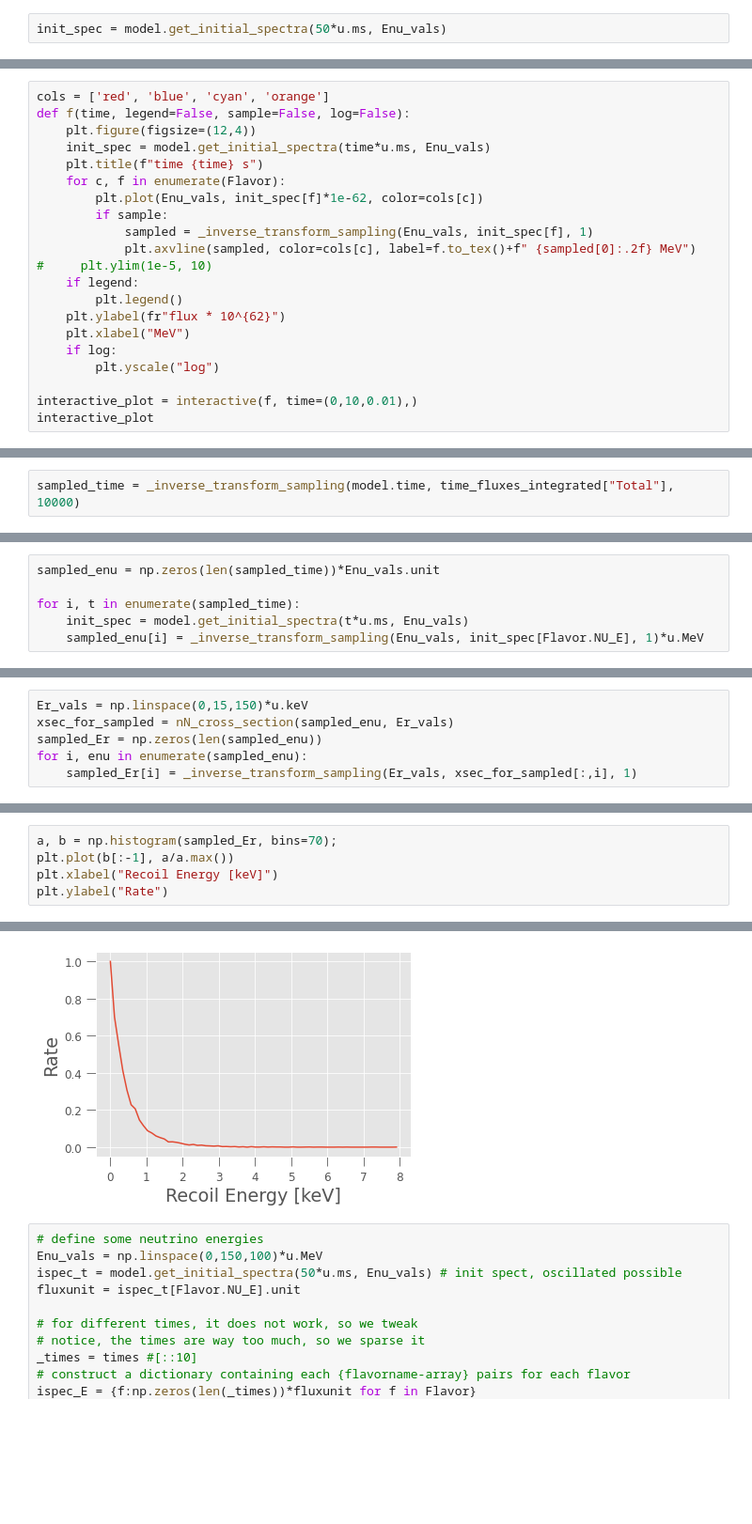
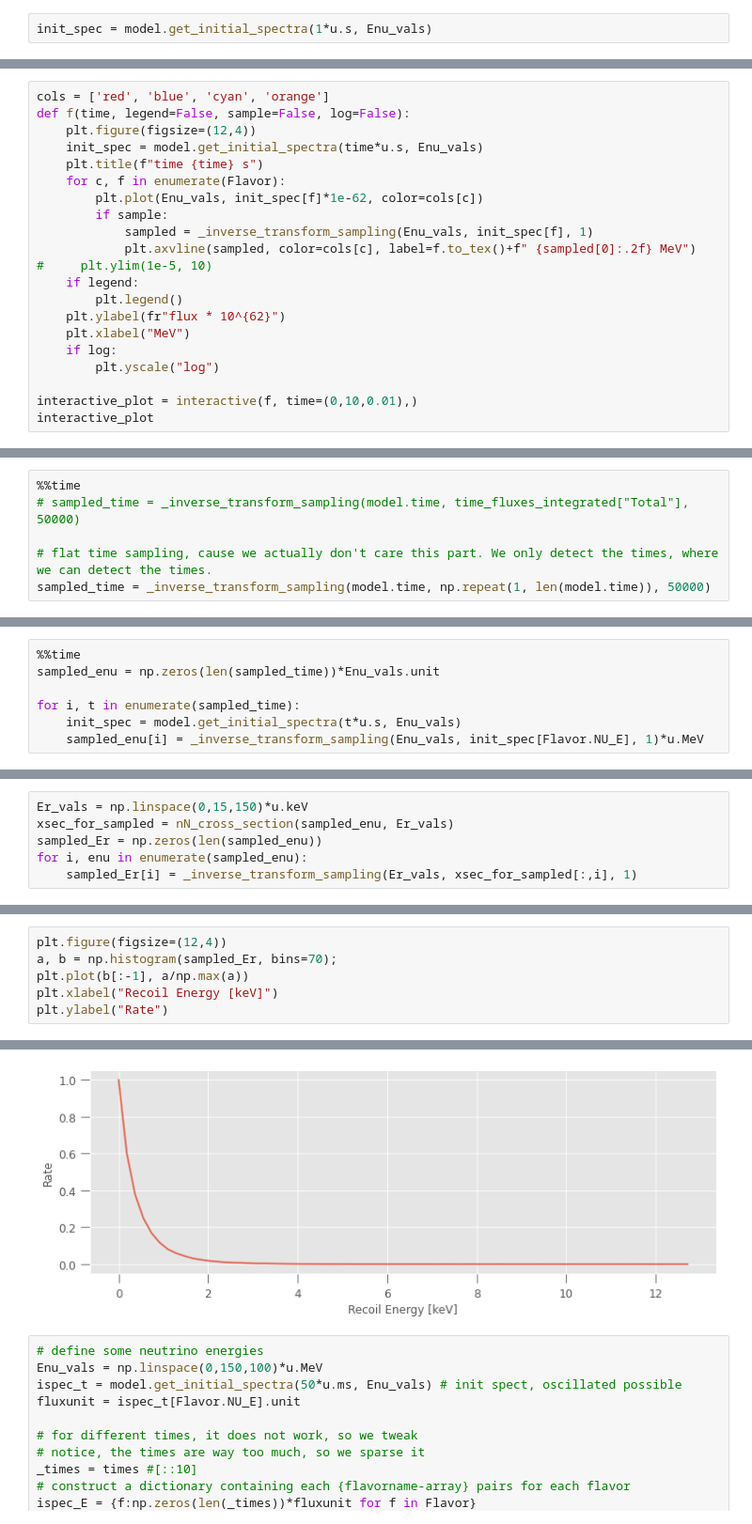
Before and after one commit to XENONnT/multimessenger, a Jupyter notebook: notebooks/SNAX2-staged_sampling.ipynb, the cells around one changed output, grey strips where cells are left out. Shown: that part at 94% size. Saved outputs shown, nothing was run; the diff lists cells and outputs as text; blank space fills up the shorter version.

```diff
--- a/notebooks/SNAX2-staged_sampling.ipynb
+++ b/notebooks/SNAX2-staged_sampling.ipynb
@@ -182,5 +185,5 @@ ax.set(ylabel=r'mean $\nu$ E [MeV]', xlabel='time [s]');
 # %%
-init_spec = model.get_initial_spectra(50*u.ms, Enu_vals)
+init_spec = model.get_initial_spectra(1*u.s, Enu_vals)
 # %%
 from scipy import interpolate
 def _inverse_transform_sampling(x_vals, y_vals, n_samples):
@@ -196,7 +199,7 @@ from ipywidgets import interact, interactive, fixed, interact_manual
 cols = ['red', 'blue', 'cyan', 'orange']
 def f(time, legend=False, sample=False, log=False):
     plt.figure(figsize=(12,4))
-    init_spec = model.get_initial_spectra(time*u.ms, Enu_vals)
+    init_spec = model.get_initial_spectra(time*u.s, Enu_vals)
     plt.title(f"time {time} s")
     for c, f in enumerate(Flavor):
         plt.plot(Enu_vals, init_spec[f]*1e-62, color=cols[c])
@@ -254,4 +257,8 @@ for f in Flavor:
     _total += time_fluxes_integrated[f]
 time_fluxes_integrated["Total"] = _total
 # %%
-sampled_time = _inverse_transform_sampling(model.time, time_fluxes_integrated["Total"], 10000)
+%%time
+# sampled_time = _inverse_transform_sampling(model.time, time_fluxes_integrated["Total"], 50000)
+
+# flat time sampling, cause we actually don't care this part. We only detect the times, where we can detect the times.
+sampled_time = _inverse_transform_sampling(model.time, np.repeat(1, len(model.time)), 50000)
@@ -258,6 +268,7 @@ sampled_time = _inverse_transform_sampling(model.time, time_fluxes_integrated["T
 # %%
+%%time
 sampled_enu = np.zeros(len(sampled_time))*Enu_vals.unit
 
 for i, t in enumerate(sampled_time):
-    init_spec = model.get_initial_spectra(t*u.ms, Enu_vals)
+    init_spec = model.get_initial_spectra(t*u.s, Enu_vals)
     sampled_enu[i] = _inverse_transform_sampling(Enu_vals, init_spec[Flavor.NU_E], 1)*u.MeV
@@ -270,11 +293,12 @@ for i, enu in enumerate(sampled_enu):
 # %%
+plt.figure(figsize=(12,4))
 a, b = np.histogram(sampled_Er, bins=70);
-plt.plot(b[:-1], a/a.max())
+plt.plot(b[:-1], a/np.max(a))
 plt.xlabel("Recoil Energy [keV]")
 plt.ylabel("Rate")
 # %% [output]
 Text(0, 0.5, 'Rate')
-[figure, old version]
+[figure, new version]
 # %%
 # define some neutrino energies
 Enu_vals = np.linspace(0,150,100)*u.MeV
```
Also changed, not shown: parts of 15 cells of this notebook, 6 other files.
